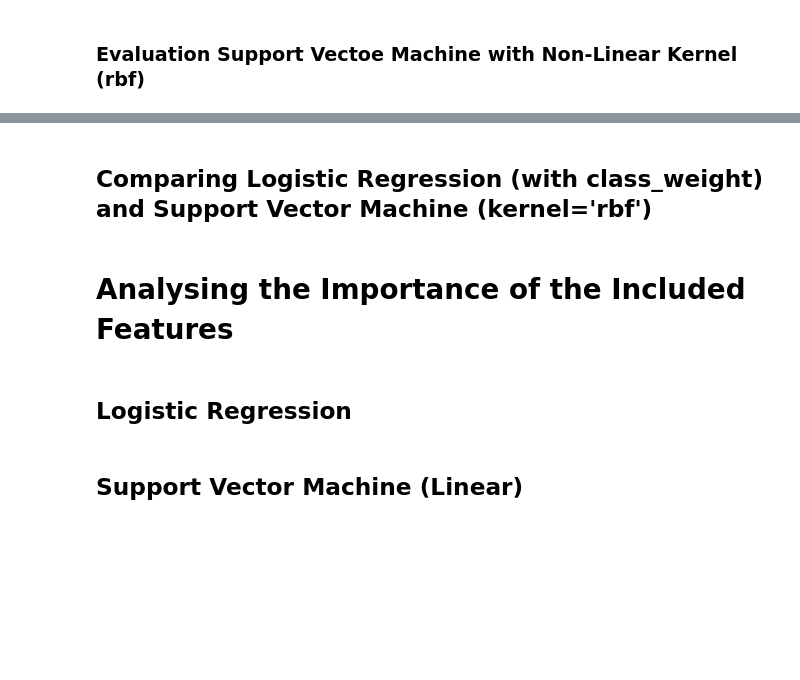
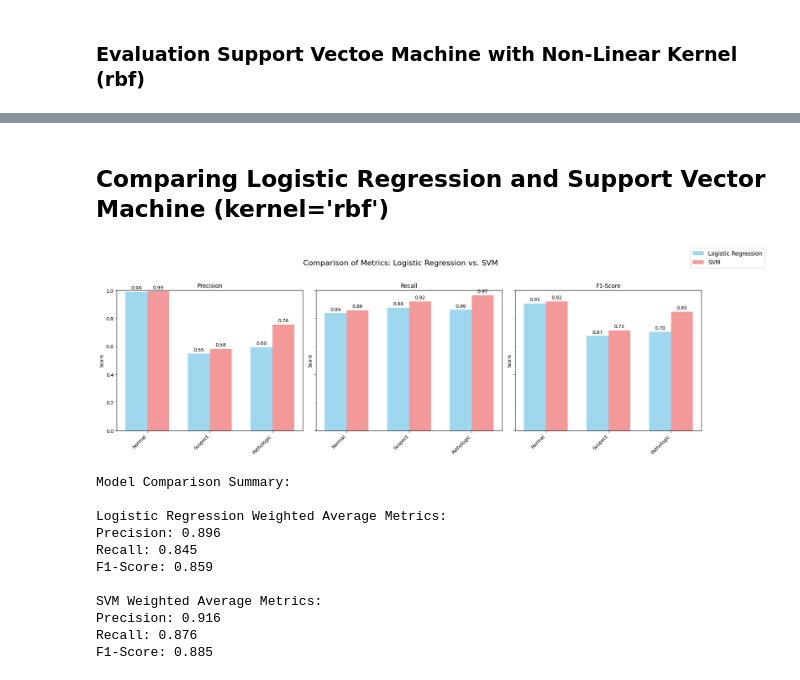
Before and after one commit to marvinschuett/Automated-CTG-analysis, a Jupyter notebook: 2_BaselineModel/baseline_model.ipynb, the cells around one changed output, grey strips where cells are left out. Saved outputs shown, nothing was run; the diff lists cells and outputs as text; code cells hidden in the pictures; blank space fills up the shorter version.

```diff
--- a/2_BaselineModel/baseline_model.ipynb
+++ b/2_BaselineModel/baseline_model.ipynb
@@ -310,32 +209,41 @@ evaluate_and_visualize_model(linear_svm_model, X_test_linear, y_test, model_name
 # %% [markdown]
-## Comparing Logistic Regression (with class_weight) and Support Vector Machine (kernel='rbf')
+## Comparing Logistic Regression and Support Vector Machine (kernel='rbf')
 # %%
-def compare_models(X_train, y_train, X_test, y_test):
+def compare_models(X_train_scaled, y_train, X_test_scaled, y_test):
     """
     Trains and compares SVM and Logistic Regression models.
     Returns the comparison metrics and creates visualization plots.
     """
     # Train Logistic Regression with class weights
-    logreg_model, X_test_logreg = train_logistic_regression_with_class_weight(X_train, y_train, X_test)
+    lr_model = LogisticRegression(
+        multi_class='multinomial',
+        solver='lbfgs',
+        max_iter=1000,
+        random_state=42,
+        class_weight='balanced'  # Automatically adjust class weights
+    )
+    lr_model.fit(X_train_scaled, y_train)
 
-    # Train SVM with RBF kernel
-    svm_model, X_test_svm = train_svm_with_optimized_kernel(
-        X_train, y_train, X_test,
-        kernel='rbf',
-        tune_hyperparameters=False
+    # Train SVM with RBF kernel and class weights
+    svm_model = SVC(
+        kernel='rbf',  # Non-linear kernel
+        probability=True,
+        random_state=42,
+        class_weight='balanced'  # Automatically adjust class weights
     )
+    svm_model.fit(X_train_scaled, y_train)
 
     # Get predictions
-    y_pred_logreg = logreg_model.predict(X_test_logreg)
-    y_pred_svm = svm_model.predict(X_test_svm)
+    y_pred_logreg = lr_model.predict(X_test_scaled)
+    y_pred_svm = svm_model.predict(X_test_scaled)
 
     # Get classification reports
     report_logreg = classification_report(y_test, y_pred_logreg,
-                                        target_names=["Normal", "Suspect", "Pathologic"],
-                                        output_dict=True)
+                                          target_names=["Normal", "Suspect", "Pathologic"],
+                                          output_dict=True)
     report_svm = classification_report(y_test, y_pred_svm,
-                                     target_names=["Normal", "Suspect", "Pathologic"],
-                                     output_dict=True)
+                                       target_names=["Normal", "Suspect", "Pathologic"],
+                                       output_dict=True)
 
     # Create comparison DataFrame with consistent naming
     comparison_data = {
@@ -348,7 +256,7 @@ def compare_models(X_train, y_train, X_test, y_test):
     }
 
     comparison_df = pd.DataFrame(comparison_data,
-                               index=["Normal", "Suspect", "Pathologic"])
+                                 index=["Normal", "Suspect", "Pathologic"])
 
     # Create visualization
     metrics = ["Precision", "Recall", "F1-Score"]
@@ -359,7 +267,6 @@ def compare_models(X_train, y_train, X_test, y_test):
     fig, axes = plt.subplots(1, 3, figsize=(18, 6), sharey=True)
 
     for i, metric in enumerate(metrics):
-        # Handle column names correctly
         if metric == "F1-Score":
             logreg_values = comparison_df['f1-score_LogReg']
             svm_values = comparison_df['f1-score_SVM']
@@ -369,44 +276,63 @@ def compare_models(X_train, y_train, X_test, y_test):
 
         ax = axes[i]
         rects1 = ax.bar(x - width/2, logreg_values, width, label='Logistic Regression',
-                       color='skyblue', alpha=0.8)
+                        color='skyblue', alpha=0.8)
         rects2 = ax.bar(x + width/2, svm_values, width, label='SVM',
-                       color='lightcoral', alpha=0.8)
+                        color='lightcoral', alpha=0.8)
 
         ax.set_title(metric)
         ax.set_xticks(x)
         ax.set_xticklabels(classes, rotation=45, ha='right')
         ax.set_ylabel("Score")
         ax.set_ylim(0, 1)
-        ax.legend()
 
         # Add value labels on bars
         def autolabel(rects):
             for rect in rects:
                 height = rect.get_height()
                 ax.annotate(f'{height:.2f}',
-                          xy=(rect.get_x() + rect.get_width()/2, height),
-                          xytext=(0, 3),
-                          textcoords="offset points",
-                          ha='center', va='bottom')
+                            xy=(rect.get_x() + rect.get_width()/2, height),
+                            xytext=(0, 3),
+                            textcoords="offset points",
+                            ha='center', va='bottom')
 
         autolabel(rects1)
         autolabel(rects2)
+
+    # Add a single legend for all plots
+    handles, labels = axes[0].get_legend_handles_labels()
+    fig.legend(handles, labels, loc='upper right', bbox_to_anchor=(1.1, 1.05), fontsize=12)
 
     fig.suptitle("Comparison of Metrics: Logistic Regression vs. SVM", fontsize=16)
     plt.tight_layout(rect=[0, 0, 1, 0.95])
     plt.show()
 
     # Print summary statistics
     print("\nModel Comparison Summary:")
     print("\nLogistic Regression Weighted Average Metrics:")
     print(f"Precision: {report_logreg['weighted avg']['precision']:.3f}")
     print(f"Recall: {report_logreg['weighted avg']['recall']:.3f}")
     print(f"F1-Score: {report_logreg['weighted avg']['f1-score']:.3f}")
 
     print("\nSVM Weighted Average Metrics:")
     print(f"Precision: {report_svm['weighted avg']['precision']:.3f}")
     print(f"Recall: {report_svm['weighted avg']['recall']:.3f}")
     print(f"F1-Score: {report_svm['weighted avg']['f1-score']:.3f}")
 
     return comparison_df
+
+
+comparison_df = compare_models(X_train_scaled_selected, y_train, X_test_scaled_selected, y_test)
+# %% [output]
+[figure, added]
+Model Comparison Summary:
+
+Logistic Regression Weighted Average Metrics:
+Precision: 0.896
+Recall: 0.845
+F1-Score: 0.859
+
+SVM Weighted Average Metrics:
+Precision: 0.916
+Recall: 0.876
+F1-Score: 0.885
@@ -416,4 +338,0 @@ comparison_results = compare_models(X_train, y_train, X_test, y_test)
-# %% [markdown]
-# Analysing the Importance of the Included Features
-# %% [markdown]
-## Logistic Regression
@@ -498,2 +338,0 @@ coef_df, importance_df = analyze_features(model_no_smote_weighted, feature_names
-# %% [markdown]
-## Support Vector Machine (Linear)
```
Also changed, not shown: parts of 31 cells of this notebook.
